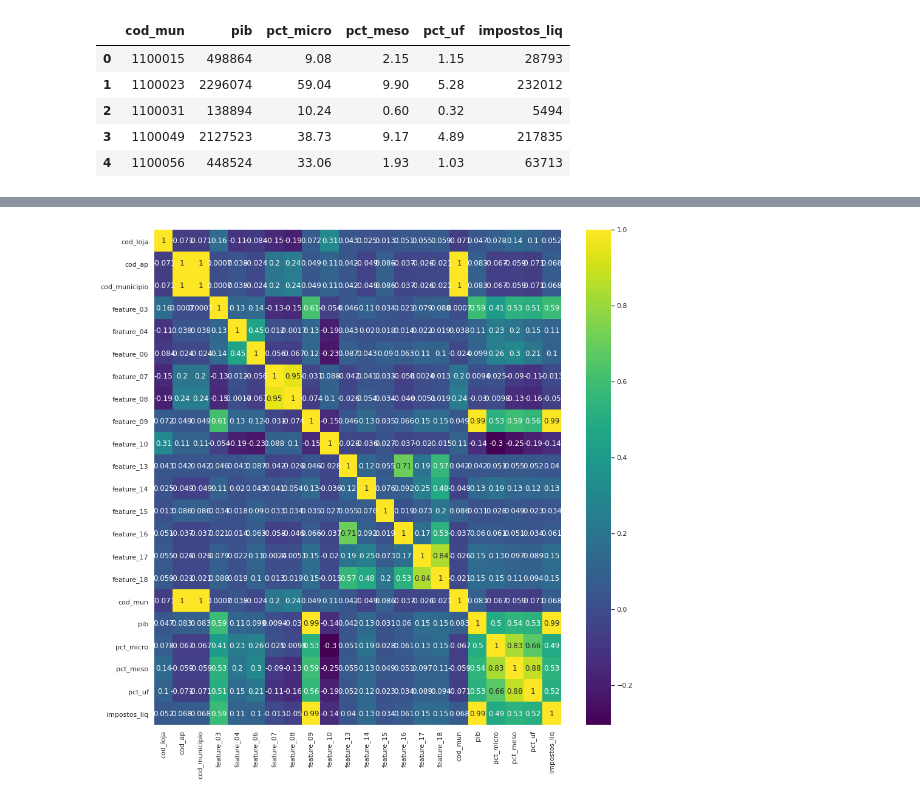
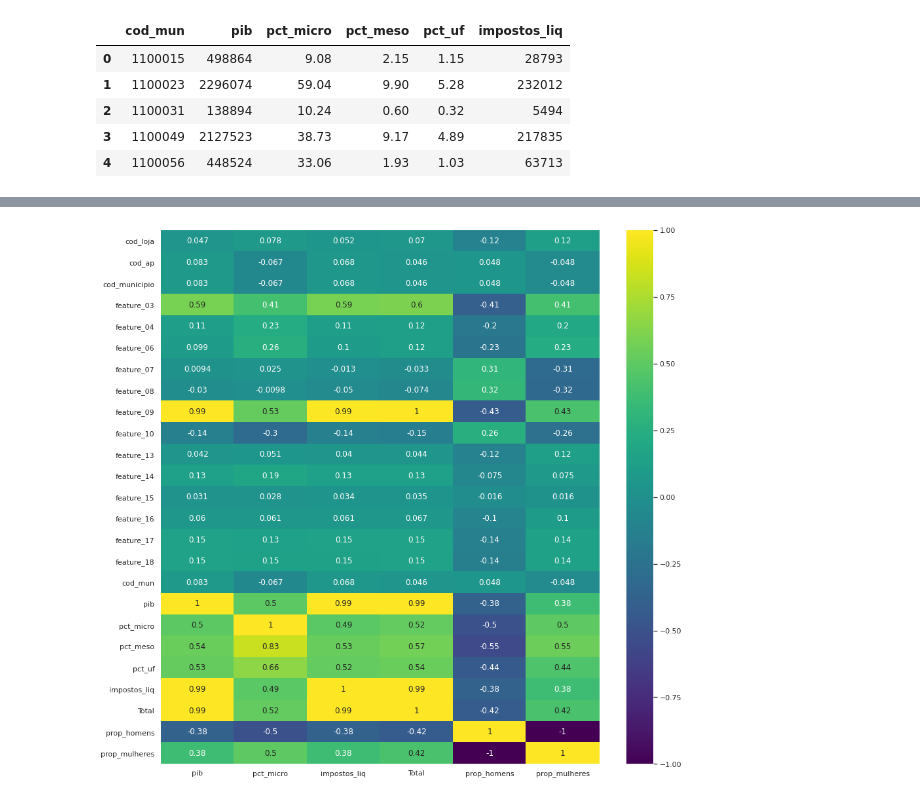
Before and after one commit to BeeData-USP/usp-vs-ufmg, a Jupyter notebook: ikeda/eda_ljs.ipynb, the cells around one changed output, grey strips where cells are left out. Saved outputs shown, nothing was run; the diff lists cells and outputs as text; code cells hidden in the pictures.

```diff
--- a/ikeda/eda_ljs.ipynb
+++ b/ikeda/eda_ljs.ipynb
@@ -168,0 +172,5 @@ lja_pib_df
+# %%
+lja_pop_df['prop_homens'] = lja_pop_df.Homens / lja_pop_df.Total
+lja_pop_df['prop_mulheres'] = lja_pop_df.Mulheres / lja_pop_df.Total
+lja_pop_df.drop(columns=['Homens', 'Mulheres'], inplace=True)
+lja_pop_df.head()
@@ -169,9 +185,11 @@ lja_pib_df
 # %%
-ljs_corr = lja_pib_df.corr()
-#pib_cols = ['pib', 'pct_micro', 'pct_meso', 'pct_uf', 'impostos_liq']
-#del_cols = ljs_corr.columns[~ljs_corr.columns.isin(pib_cols)].values
-#ljs_corr.drop(columns=del_cols, inplace=True)
-plt.figure(figsize=(15,15))
-sns.heatmap(ljs_corr, annot=True, cmap='viridis');
+def quick_corr(df, rel_cols):
+    ljs_corr = df.corr()
+    del_cols = ljs_corr.columns[~ljs_corr.columns.isin(rel_cols)].values
+    ljs_corr.drop(columns=del_cols, inplace=True)
+    plt.figure(figsize=(15,15))
+    sns.heatmap(ljs_corr, annot=True, cmap='viridis');
-# %% [output]
-[figure, removed]
+# %%
+quick_corr(lja_pop_df, ['pib', 'pct_micro', 'impostos_liq', 'Total', 'prop_homens', 'prop_mulheres'])
+# %% [output]
+[figure, added]
```
Also changed, not shown: parts of 16 cells of this notebook, 9 other files.
